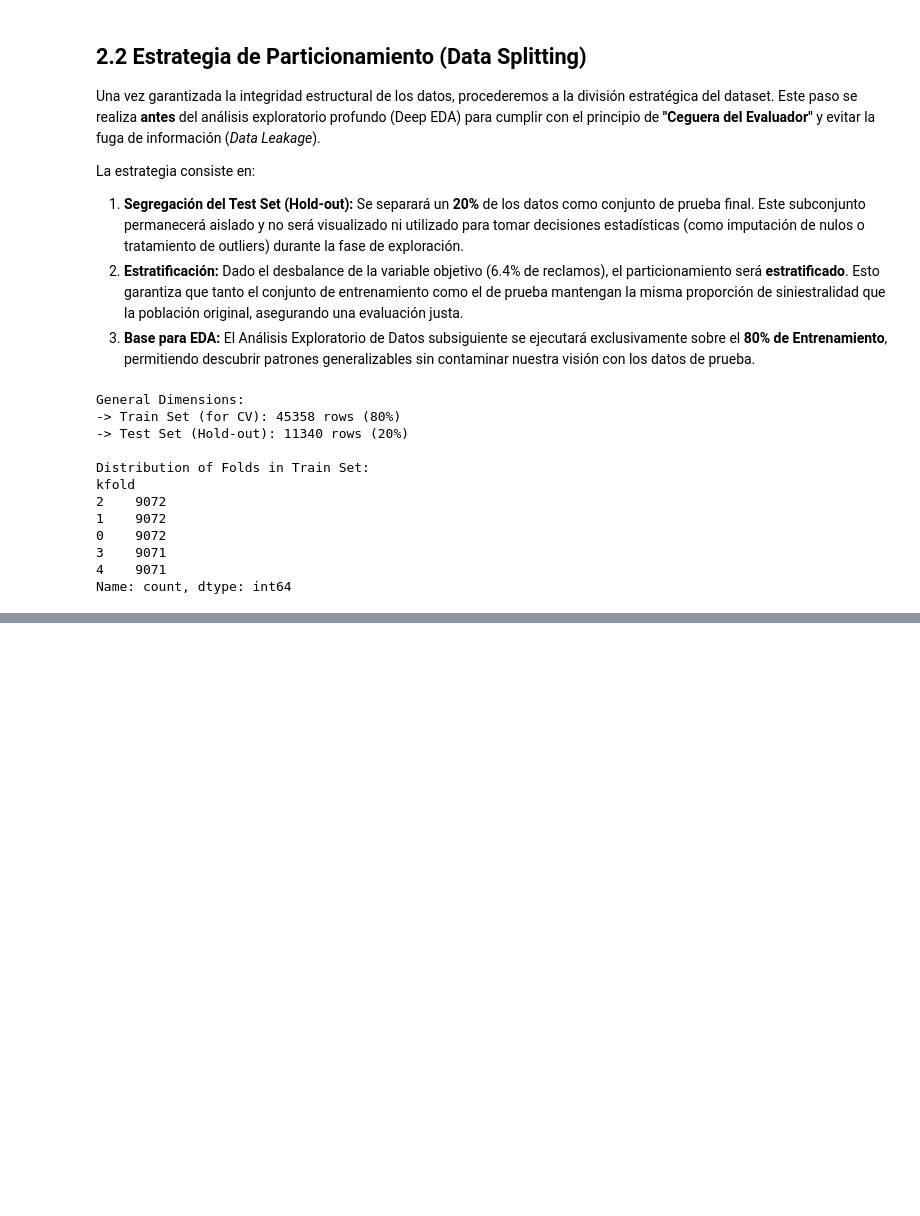
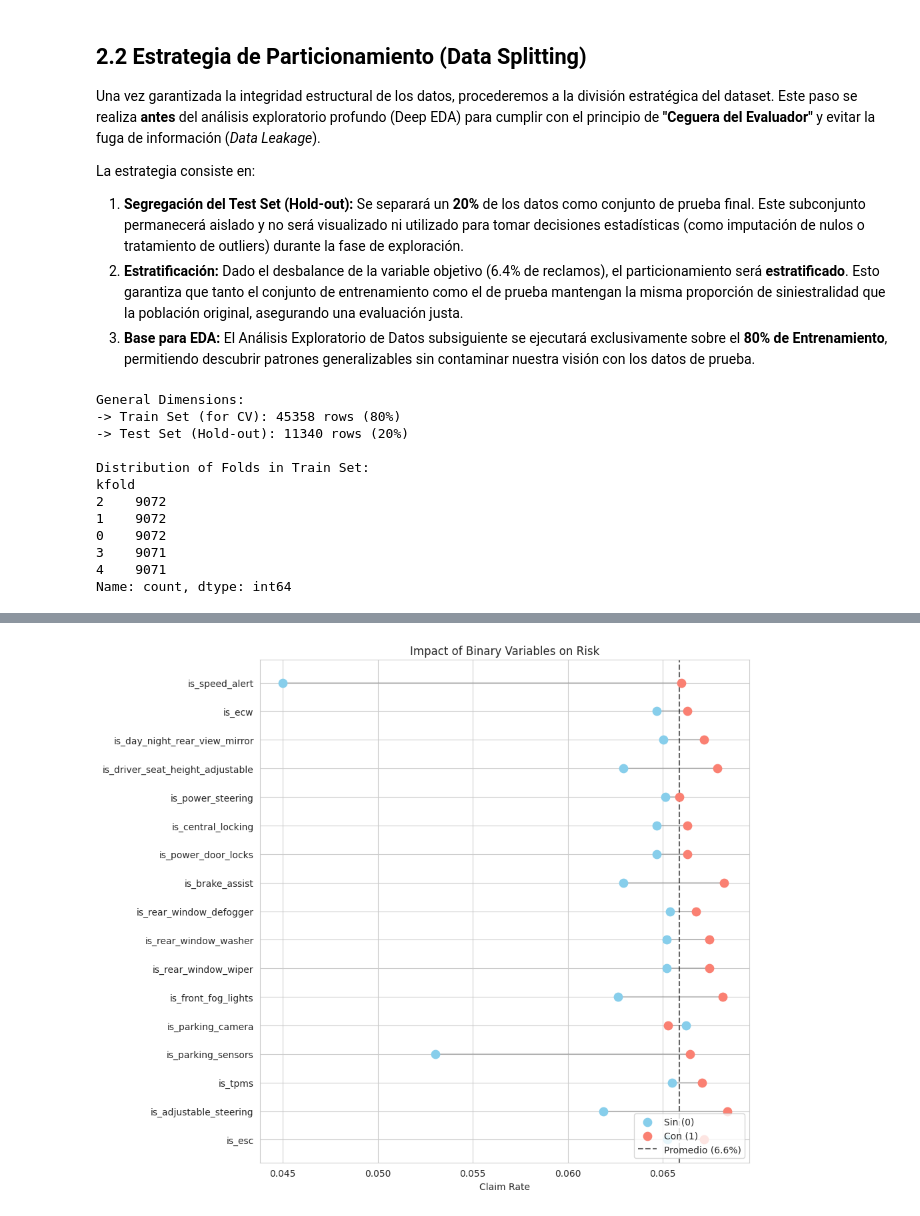
Before and after one commit to juanbaezl/Car-Insurance-Claim, a Jupyter notebook: notebooks/002_data_understanding.ipynb, the cells around one changed output, grey strips where cells are left out. Saved outputs shown, nothing was run; the diff lists cells and outputs as text; code cells hidden in the pictures; blank space fills up the shorter version.

```diff
--- a/notebooks/002_data_understanding.ipynb
+++ b/notebooks/002_data_understanding.ipynb
@@ -354,0 +563,97 @@ Name: count, dtype: int64
+# %%
+# Analysis of Binary Variables Impact
+def analyze_binaries_impact(df, target="claim_status"):
+    # 1. Identify binary variables (excluding target and kfold)
+    binary_cols = [
+        col
+        for col in df.columns
+        if df[col].nunique() == 2
+        and col not in [target, "kfold"]
+        and df[col].dtype == int
+        and df[col].min() == 0
+        and df[col].max() == 1
+    ]
+
+    print(f"Analyzing {len(binary_cols)} binary variables...\n")
+
+    stats = []
+    global_mean = df[target].mean()
+
+    for col in binary_cols:
+        perc_presence = df[col].mean() * 100
+        df[col] = df[col].astype(int)
+        rate_0 = df[df[col] == 0][target].mean()
+        rate_1 = df[df[col] == 1][target].mean()
+
+        diff = rate_1 - rate_0
+
+        stats.append(
+            {
+                "Variable": col,
+                "%_Presence": perc_presence,
+                "Claim_Rate_if_0": rate_0,
+                "Claim_Rate_if_1": rate_1,
+                "Impact": diff,
+                "Abs_Impact": abs(diff),
+            }
+        )
+
+    stats_df = pd.DataFrame(stats).sort_values(by="Abs_Impact", ascending=False)
+
+    plt.figure(figsize=(10, len(binary_cols) * 0.5))
+
+    # Connecting lines
+    for i, row in stats_df.iterrows():
+        plt.hlines(
+            y=i,
+            xmin=min(row["Claim_Rate_if_0"], row["Claim_Rate_if_1"]),
+            xmax=max(row["Claim_Rate_if_0"], row["Claim_Rate_if_1"]),
+            color="gray",
+            alpha=0.4,
+        )
+
+    # Points
+    plt.scatter(
+        stats_df["Claim_Rate_if_0"],
+        stats_df.index,
+        color="skyblue",
+        label="Sin (0)",
+        s=80,
+        zorder=3,
+    )
+    plt.scatter(
+        stats_df["Claim_Rate_if_1"],
+        stats_df.index,
+        color="salmon",
+        label="Con (1)",
+        s=80,
+        zorder=3,
+    )
+
+    # Línea promedio global
+    plt.axvline(
+        x=global_mean,
+        color="black",
+        linestyle="--",
+        label=f"Promedio ({global_mean:.1%})",
+        alpha=0.6,
+    )
+
+    plt.yticks(stats_df.index, stats_df["Variable"])
+    plt.xlabel("Claim Rate")
+    plt.title("Impact of Binary Variables on Risk")
+    plt.legend(loc="lower right")
+
+    plt.tight_layout()
+    plt.show()
+
+    print("Variables with low variance (<1% or >99% presence):")
+    display(
+        stats_df[(stats_df["%_Presence"] < 1) | (stats_df["%_Presence"] > 99)][
+            ["Variable", "%_Presence"]
+        ]
+    )
+
+
+analyze_binaries_impact(train_df)
+# %% [output]
@@ -354,0 +661 @@ Name: count, dtype: int64
+[figure, added]
```
Also changed, not shown: parts of 20 cells of this notebook, 3 other files.
